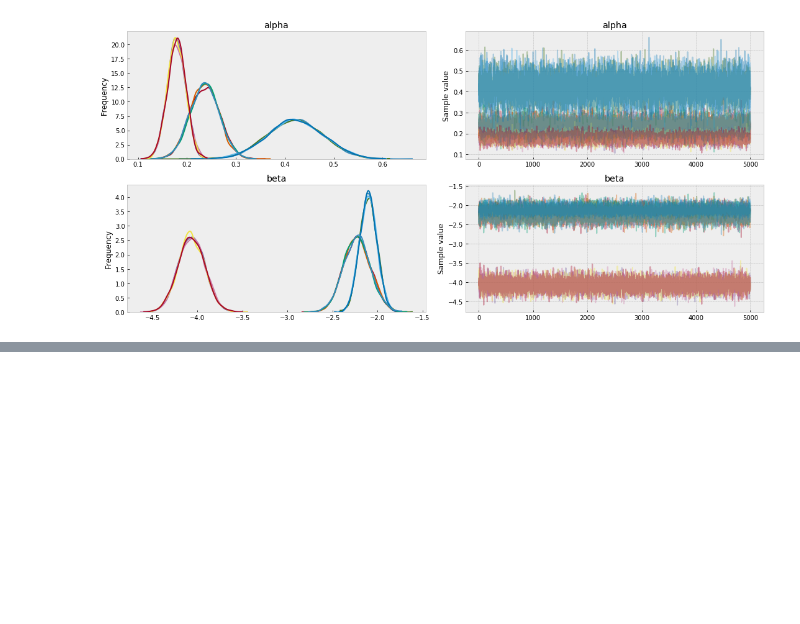
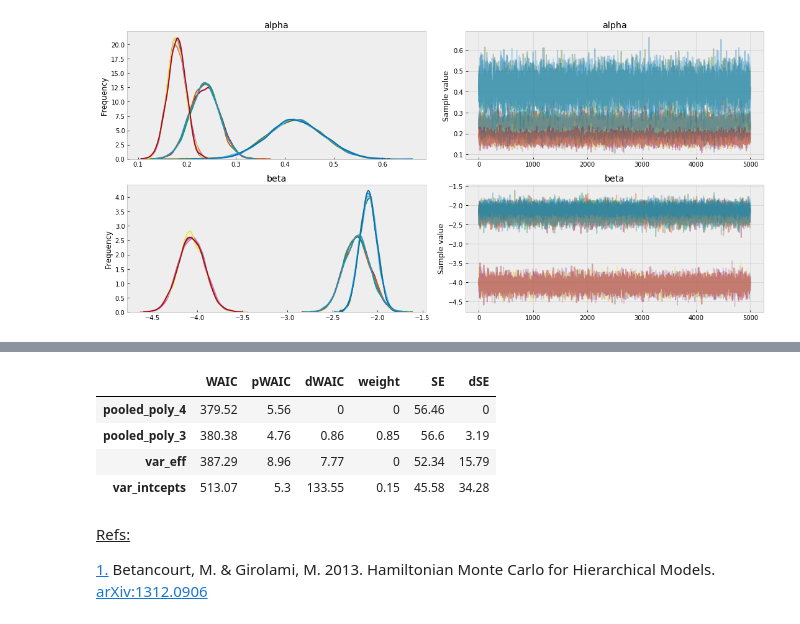
Before and after one commit to madHatter106/Bayesian-Chlorophyll, a Jupyter notebook: Bayesian Modeling for Oceanographers - 3 - Hierarchical models & varying effects.ipynb, the cells around one changed output, grey strips where cells are left out. Saved outputs shown, nothing was run; the diff lists cells and outputs as text; code cells hidden in the pictures; blank space fills up the shorter version.

Commit message:
updated hierarchical chapter and diagram

```diff
--- a/Bayesian Modeling for Oceanographers - 3 - Hierarchical models & varying effects.ipynb
+++ b/Bayesian Modeling for Oceanographers - 3 - Hierarchical models & varying effects.ipynb
@@ -224,0 +290,22 @@ pm.traceplot(trace_m_ve, varnames=['alpha', 'beta'], figsize=(15, 7));
+# %%
+m_oc4 = pooled_mdl_dict['models']['oc4']
+m_oc4_3 = pooled_mdl_dict['models']['oc4_3']
+trace_oc4 = pooled_mdl_dict['traces']['oc4']
+trace_oc4_3 = pooled_mdl_dict['traces']['oc4_3']
+# %%
+traces_so_far = [trace_oc4, trace_oc4_3, trace_m_vi, trace_m_ve]
+models_so_far = [m_oc4, m_oc4_3, m_vi, m_ve]
+model_names = ['pooled_poly_4', 'pooled_poly_3', 'var_intcepts', 'var_eff']
+df_comp = pm.compare(traces=traces_so_far, models=models_so_far)
+df_comp.index = [model_names[i] for i in df_comp.index]
+df_comp.iloc[:,:-1]
+# %% [output]
+|  | WAIC | pWAIC | dWAIC | weight | SE | dSE |
+| pooled_poly_4 | 379.52 | 5.56 | 0 | 0 | 56.46 | 0 |
+| pooled_poly_3 | 380.38 | 4.76 | 0.86 | 0.85 | 56.6 | 3.19 |
+| var_eff | 387.29 | 8.96 | 7.77 | 0 | 52.34 | 15.79 |
+| var_intcepts | 513.07 | 5.3 | 133.55 | 0.15 | 45.58 | 34.28 |
+# %% [markdown]
+<u>Refs:</u>
+
+[1.](https://arxiv.org/abs/1312.0906) Betancourt, M. & Girolami, M. 2013. Hamiltonian Monte Carlo for Hierarchical Models. [arXiv:1312.0906](https://arxiv.org/abs/1312.0906)
```
Also changed, not shown: parts of 13 cells of this notebook, 3 other files.
